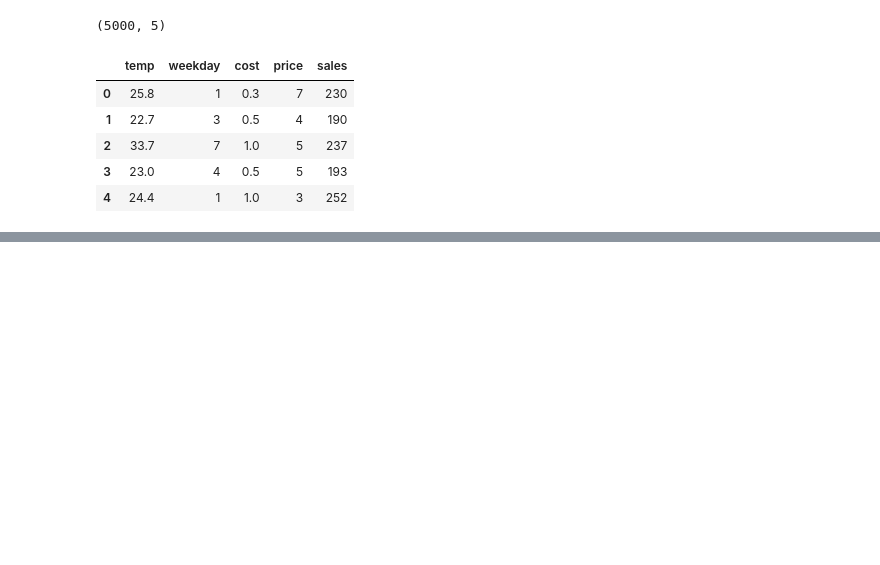
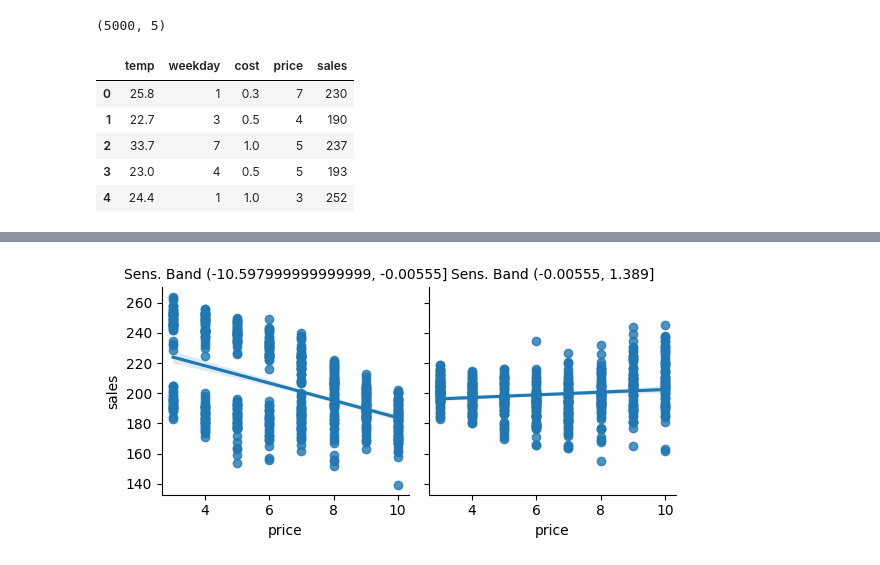
Before and after one commit to CausalInferenceLab/Causal-Inference-with-Python, a Jupyter notebook: causal-inference-for-the-brave-and-true/18-Heterogeneous-Treatment-Effects-and-Personalization.ipynb, the cells around one changed output, grey strips where cells are left out. Drawn from its saved outputs; the diff is of its cells as text; code cells hidden in the pictures; blank space fills up the shorter version.

```diff
--- a/causal-inference-for-the-brave-and-true/18-Heterogeneous-Treatment-Effects-and-Personalization.ipynb
+++ b/causal-inference-for-the-brave-and-true/18-Heterogeneous-Treatment-Effects-and-Personalization.ipynb
@@ -315,0 +306,6 @@ g.set_titles(col_template="Elast. Band {col_name}")
+# %%
+g = sns.FacetGrid(bands_df, col="sens_band")
+g.map_dataframe(sns.regplot, x="price", y="sales")
+g.set_titles(col_template="Sens. Band {col_name}");
+# %% [output]
+[figure, added]
```
Also changed, not shown: parts of 44 cells of this notebook, 1 other file.
